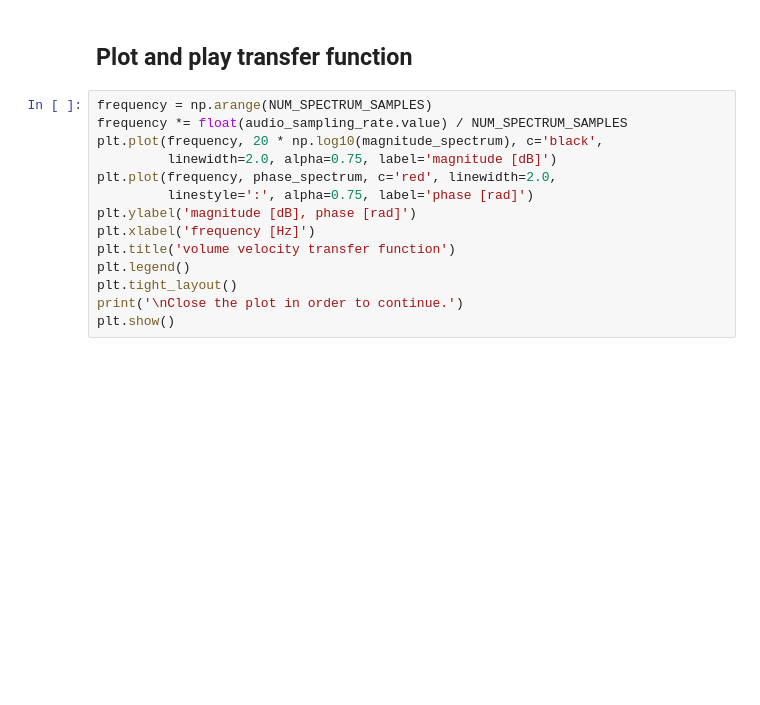
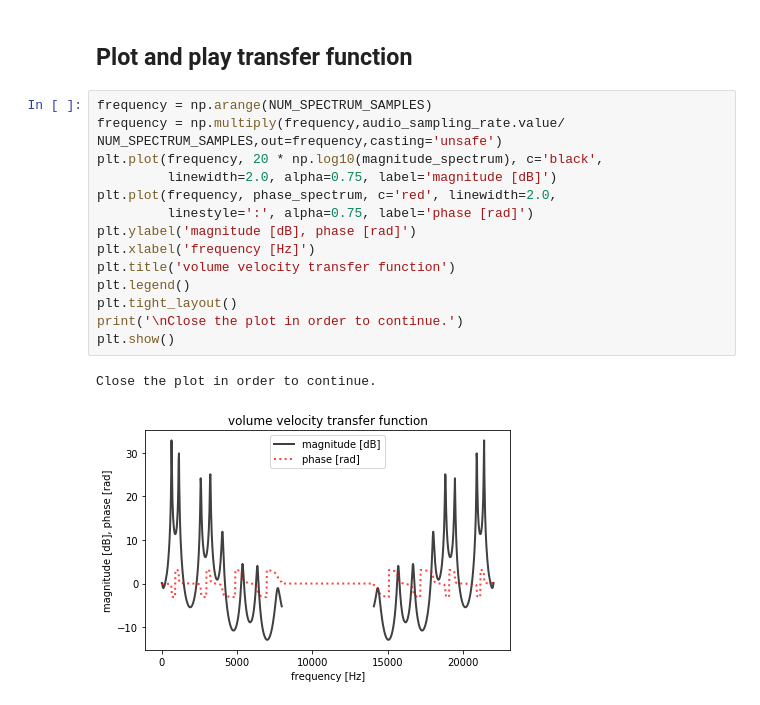
Before and after one commit to thanatlap/speech, a Jupyter notebook: ex_VLT_transfer_fn.ipynb, the cells around one changed output. Saved outputs shown, nothing was run; the diff lists cells and outputs as text; blank space fills up the shorter version.

Commit message:
fix plot fn in example 3

```diff
--- a/ex_VLT_transfer_fn.ipynb
+++ b/ex_VLT_transfer_fn.ipynb
@@ -74,15 +91,18 @@ VTL.vtlClose()
 ## Plot and play transfer function
 # %%
 frequency = np.arange(NUM_SPECTRUM_SAMPLES)
-frequency *= float(audio_sampling_rate.value) / NUM_SPECTRUM_SAMPLES
+frequency = np.multiply(frequency,audio_sampling_rate.value/ NUM_SPECTRUM_SAMPLES,out=frequency,casting='unsafe')
 plt.plot(frequency, 20 * np.log10(magnitude_spectrum), c='black',
          linewidth=2.0, alpha=0.75, label='magnitude [dB]')
 plt.plot(frequency, phase_spectrum, c='red', linewidth=2.0,
          linestyle=':', alpha=0.75, label='phase [rad]')
 plt.ylabel('magnitude [dB], phase [rad]')
 plt.xlabel('frequency [Hz]')
 plt.title('volume velocity transfer function')
 plt.legend()
 plt.tight_layout()
 print('\nClose the plot in order to continue.')
 plt.show()
+# %% [output]
+Close the plot in order to continue.
+[figure, added]
```
Also changed, not shown: parts of 6 cells of this notebook, 1 other file.
